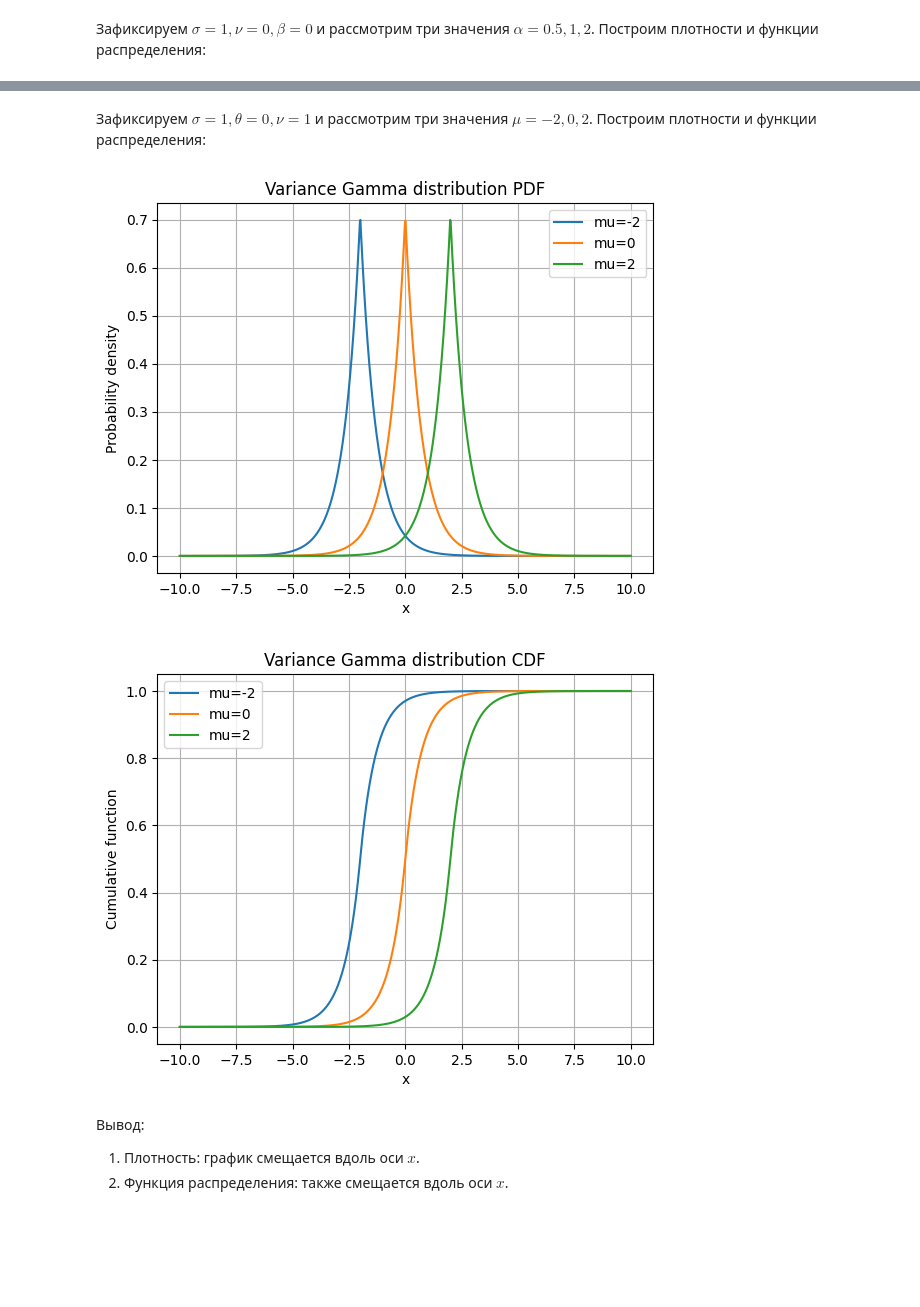
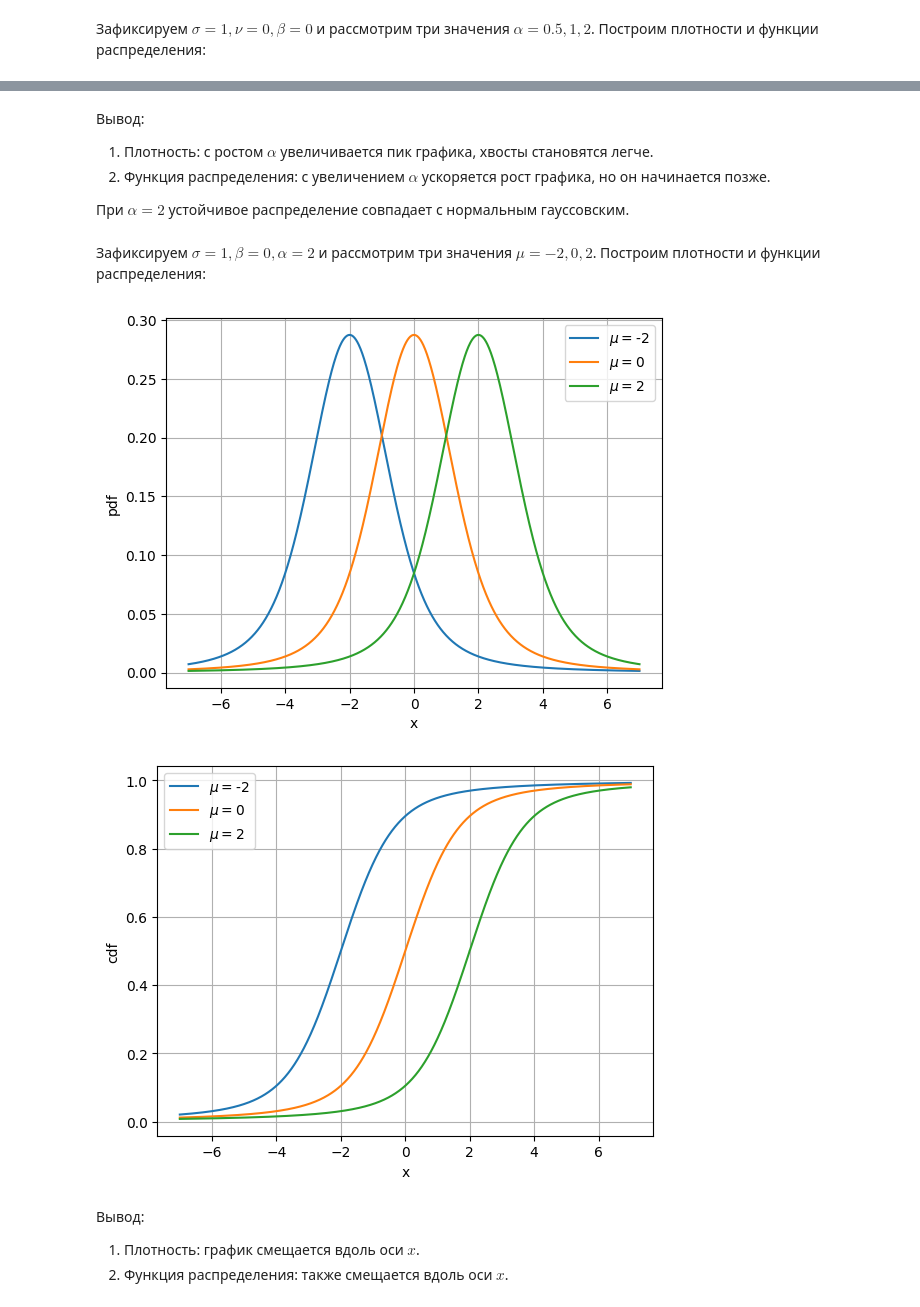
Before and after one commit to Klimentij-Kvl/famcs-archive, a Jupyter notebook: 3-year/Statistical Analysis of Time Series/lab3_kovalevskij.ipynb, the cells around one changed output, grey strips where cells are left out. Saved outputs shown, nothing was run; the diff lists cells and outputs as text; code cells hidden in the pictures; blank space fills up the shorter version.

```diff
--- a/3-year/Statistical Analysis of Time Series/lab3_kovalevskij.ipynb
+++ b/3-year/Statistical Analysis of Time Series/lab3_kovalevskij.ipynb
@@ -26,11 +26,12 @@ ALPHA_ARR = [0.5, 1, 2]
 ### 2. Графики плотности и функции распределения.
 # %% [markdown]
 Зафиксируем $\sigma=1, \nu=0, \beta=0$ и рассмотрим три значения $\alpha = 0.5, 1, 2$. Построим плотности и функции распределения:
+# %%
+x = np.linspace(-7, 7, 1000)
 # %%
-x = np.linspace(-10, 10, 1000)
-for i in ALPHA_ARR:
-    pdf = levy_stable.pdf(x, i, BETA, MU, SIGMA)
-    plt.plot(x, pdf, label=rf"$\alpha=${i}")
+for alpha in ALPHA_ARR:
+    pdf = levy_stable.pdf(x, alpha, BETA, MU, SIGMA)
+    plt.plot(x, pdf, label=rf"$\alpha=${alpha}")
 plt.xlabel("x")
 plt.ylabel("pdf")
 plt.grid()
@@ -41,10 +42,9 @@ plt.show()
 # %%
-x = np.linspace(-10, 10, 1000)
-for i in ALPHA_ARR:
-    сdf = levy_stable.cdf(x, i, BETA, MU, SIGMA)
-    plt.plot(x, сdf, label=rf"$\alpha=${i}")
+for alpha in ALPHA_ARR:
+    сdf = levy_stable.cdf(x, alpha, BETA, MU, SIGMA)
+    plt.plot(x, сdf, label=rf"$\alpha=${alpha}")
 plt.xlabel("x")
-plt.ylabel("pdf")
+plt.ylabel("cdf")
 plt.grid()
 plt.legend()
 plt.show()
@@ -53,32 +53,33 @@ plt.show()
+# %% [markdown]
+Вывод:
+1. Плотность: с ростом $\alpha$ увеличивается пик графика, хвосты становятся легче.
+2. Функция распределения: с увеличением $\alpha$ ускоряется рост графика, но он начинается позже.
+
+При $\alpha=2$ устойчивое распределение совпадает с нормальным гауссовским.
 # %% [markdown]
-Зафиксируем $\sigma=1, \theta=0, \nu=1$ и рассмотрим три значения $\mu = -2, 0, 2$. Построим плотности и функции распределения:
+Зафиксируем $\sigma=1, \beta=0, \alpha=2$ и рассмотрим три значения $\mu = -2, 0, 2$. Построим плотности и функции распределения:
 # %%
-x: np.ndarray = np.linspace(-10, 10, 1000)
-
-for i in MU_ARR:
-    distr = VarianceGamma(i, THETA, SIGMA, NU)
-    y = distr.pdf(x)
-    plt.plot(x, y, label=f"mu={i}")
+for mu in MU_ARR:
+    pdf = levy_stable.pdf(x, ALPHA, BETA, mu, SIGMA)
+    plt.plot(x, pdf, label=rf"$\mu=${mu}")
 plt.xlabel("x")
-plt.ylabel("Probability density")
-plt.title("Variance Gamma distribution PDF")
-plt.grid(True)
+plt.ylabel("pdf")
+plt.grid()
 plt.legend()
 plt.show()
-
-for i in MU_ARR:
-    distr = VarianceGamma(i, THETA, SIGMA, NU)
-    y = distr.cdf(x)
-    plt.plot(x, y, label=f"mu={i}")
-plt.xlabel("x")
-plt.ylabel("Cumulative function")
-plt.title("Variance Gamma distribution CDF")
-plt.grid(True)
-plt.legend()
-plt.show()
 # %% [output]
-[figure, old version]
+[figure, new version]
-[figure, removed]
+# %%
+for mu in MU_ARR:
+    cdf = levy_stable.cdf(x, ALPHA, BETA, mu, SIGMA)
+    plt.plot(x, cdf, label=rf"$\mu=${mu}")
+plt.xlabel("x")
+plt.ylabel("cdf")
+plt.grid()
+plt.legend()
+plt.show()
+# %% [output]
+[figure, added]
 # %% [markdown]
 Вывод:
 1. Плотность: график смещается вдоль оси $x$.
```
Also changed, not shown: parts of 29 cells of this notebook.
